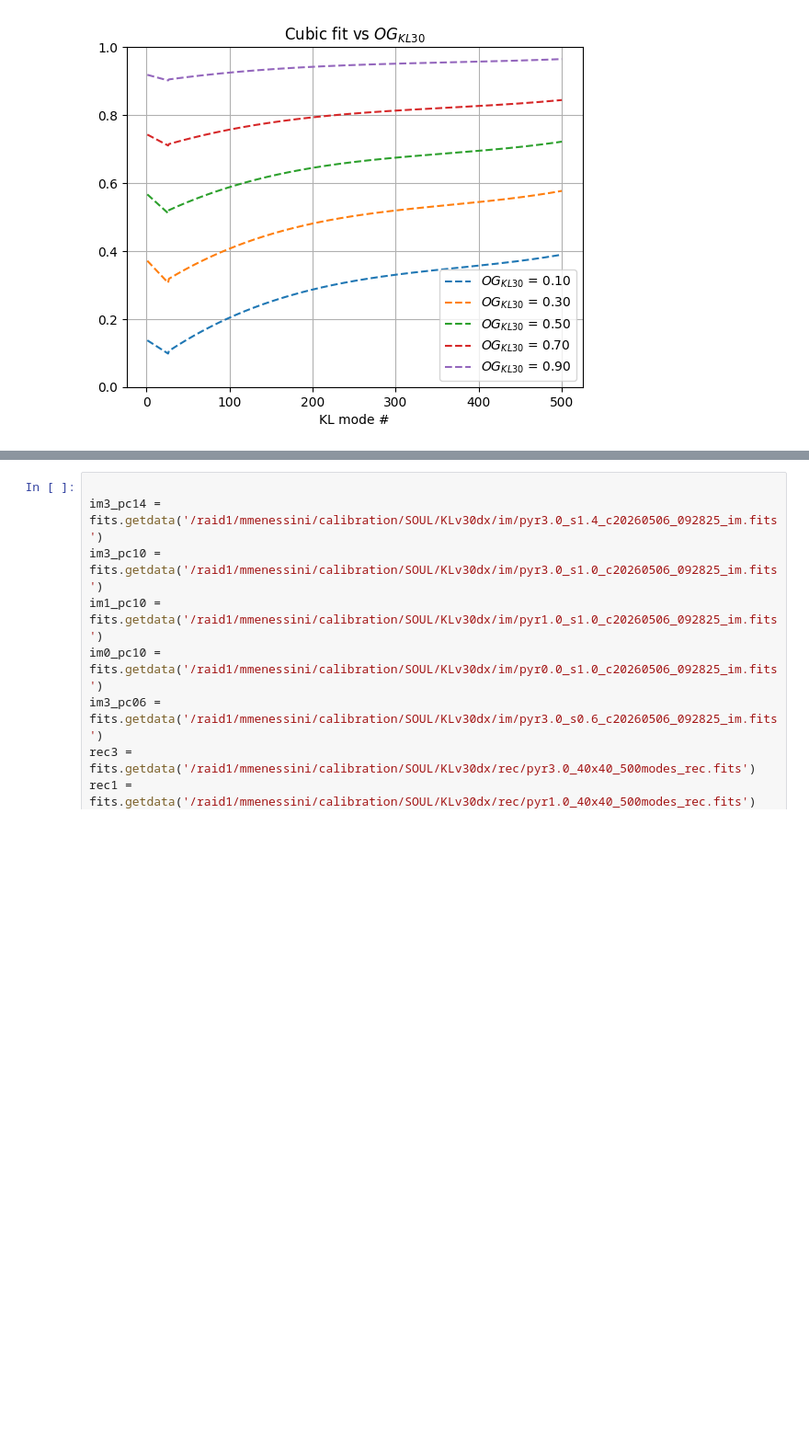
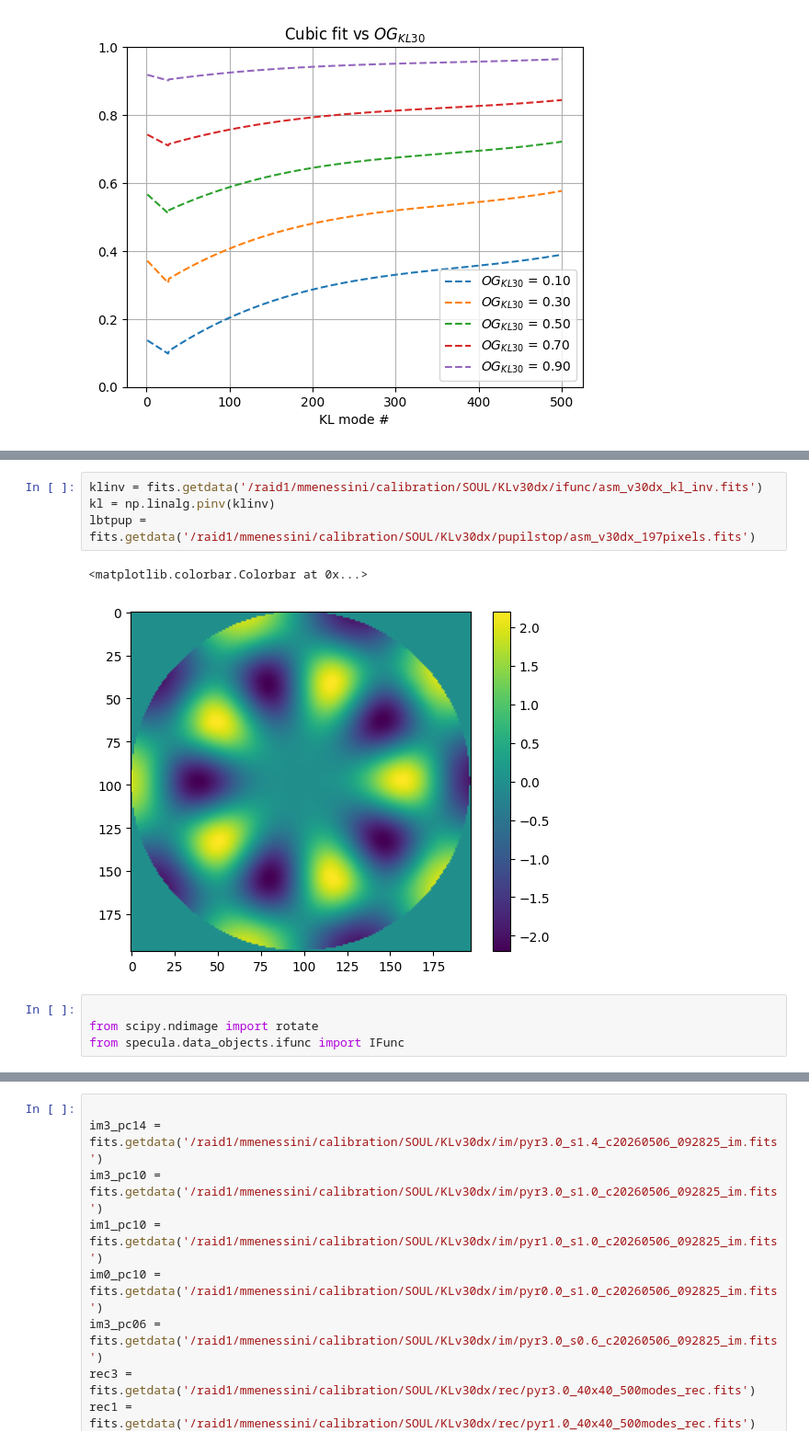
Before and after one commit to Menessao/SPECULA, a Jupyter notebook: config/ErrorBudget/LBTplots.ipynb, the cells around one changed output, grey strips where cells are left out. Shown at 92% size. Drawn from its saved outputs; the diff is of its cells as text; blank space fills up the shorter version.

```diff
--- a/config/ErrorBudget/LBTplots.ipynb
+++ b/config/ErrorBudget/LBTplots.ipynb
@@ -216,0 +256,11 @@ def show2d_slopes(slopes,npix=120,normalize:bool=False,title='',vmin=None,vmax=N
+# %%
+klinv = fits.getdata('/raid1/mmenessini/calibration/SOUL/KLv30dx/ifunc/asm_v30dx_kl_inv.fits')
+kl = np.linalg.pinv(klinv)
+lbtpup = fits.getdata('/raid1/mmenessini/calibration/SOUL/KLv30dx/pupilstop/asm_v30dx_197pixels.fits')
+# %% [output]
+<matplotlib.colorbar.Colorbar at 0x...>
+[figure, added]
+# %%
+
+from scipy.ndimage import rotate
+from specula.data_objects.ifunc import IFunc
```
Also changed, not shown: parts of 12 cells of this notebook, 4 other files.
